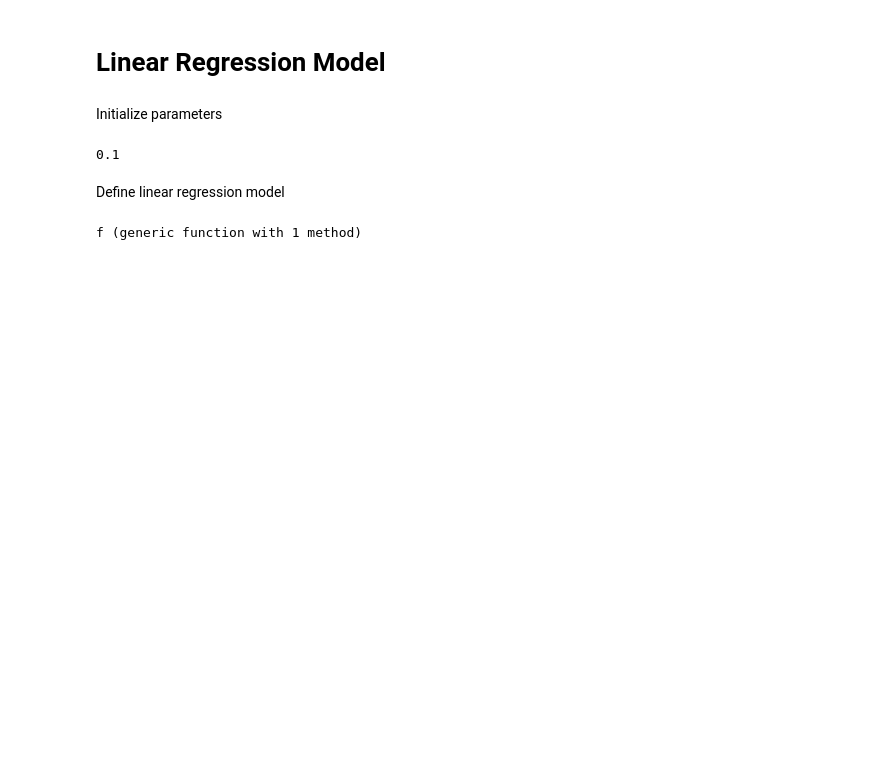
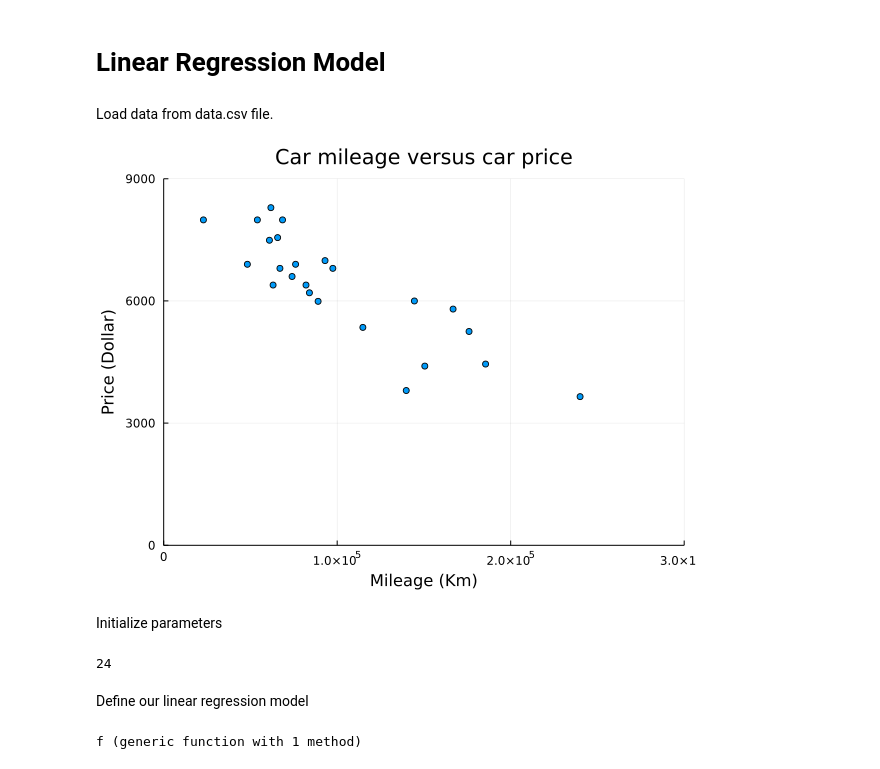
Before and after one commit to tbareich/ft_linear_regression, a Jupyter notebook: linear_regression.ipynb, the cells around one changed output. Drawn from its saved outputs; the diff is of its cells as text; code cells hidden in the pictures; blank space fills up the shorter version.

Commit message:
create train file and plot cost function graph

```diff
--- a/linear_regression.ipynb
+++ b/linear_regression.ipynb
@@ -2,16 +2,29 @@
 # Linear Regression Model
 # %%
 using CSV, DataFrames, Plots
+# %% [markdown]
+Load data from data.csv file.
+# %%
+data = CSV.File("data.csv") |> DataFrame
+X = data[1:end, 1]
+Y = data[1:end, 2]
+gr(size = (600, 450))
+plot(X, Y, xlims=(0, 300000), ylims=(0, 9000), ylabel="Price (Dollar)",
+	xlabel="Mileage (Km)", legend = false,
+	title="Car mileage versus car price", seriestype=:scatter)
+# %% [output]
+[figure, added]
 # %% [markdown]
 Initialize parameters
 # %%
 θ0 = 0.0
 θ1 = 0.0
 learning_rate = 0.1
+m = length(X)
 # %% [output]
-0.1
+24
 # %% [markdown]
-Define linear regression model
+Define our linear regression model
 # %%
 f(X) = θ0 .+ θ1 * X
 # %% [output]
```
Also changed, not shown: parts of 13 cells of this notebook, 1 other file.
